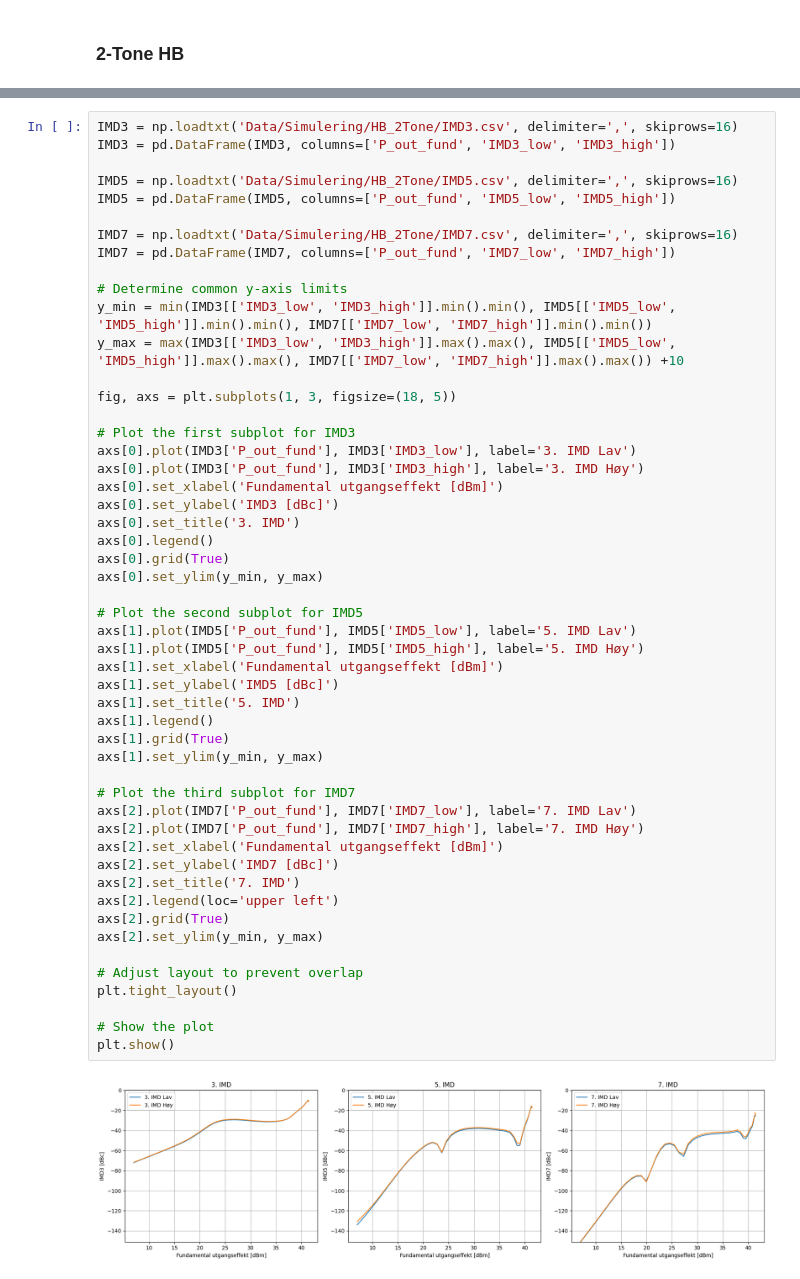
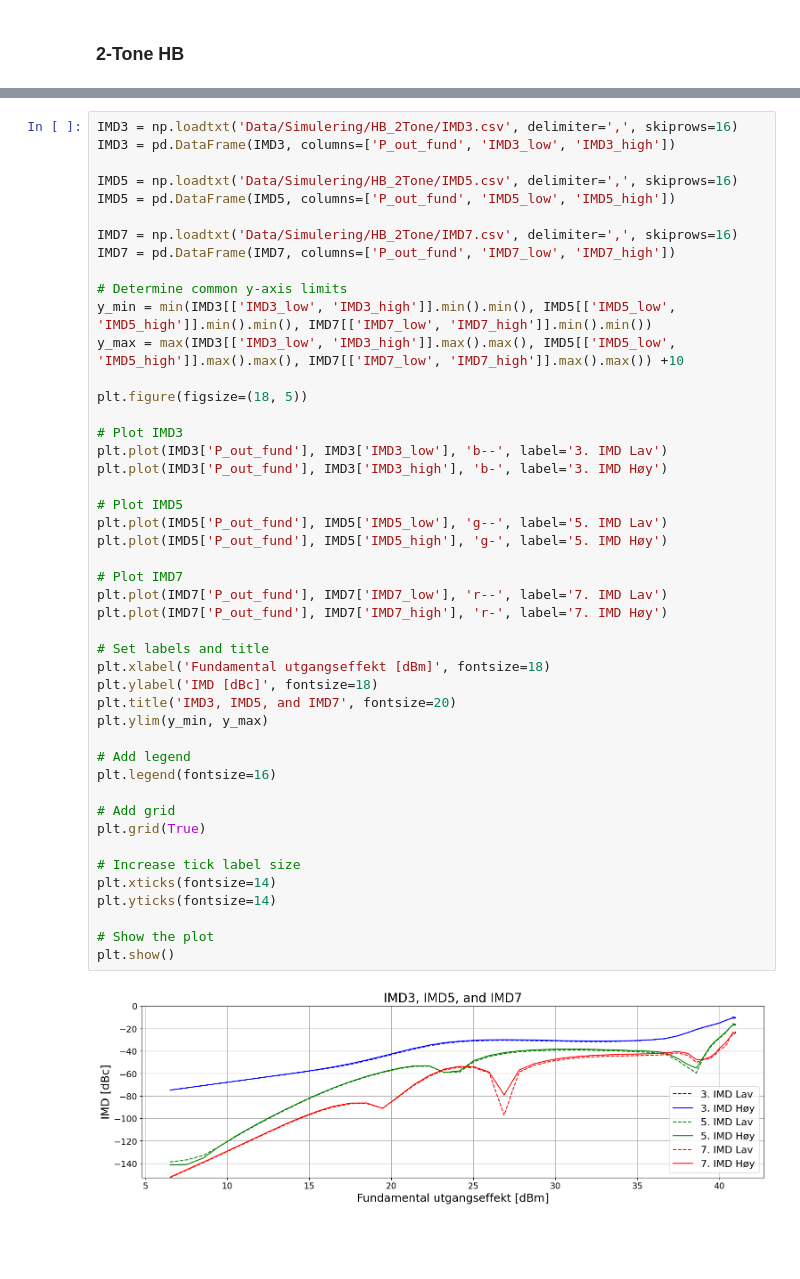
Before and after one commit to SkaugJr/TTT4201-Radiosystemdesign, a Jupyter notebook: Databehandling/Visualisering.ipynb, the cells around one changed output, grey strips where cells are left out. Drawn from its saved outputs; the diff is of its cells as text; blank space fills up the shorter version.

```diff
--- a/Databehandling/Visualisering.ipynb
+++ b/Databehandling/Visualisering.ipynb
@@ -483,56 +506,51 @@ plt.show()
 # %%
 IMD3 = np.loadtxt('Data/Simulering/HB_2Tone/IMD3.csv', delimiter=',', skiprows=16)
 IMD3 = pd.DataFrame(IMD3, columns=['P_out_fund', 'IMD3_low', 'IMD3_high'])
 
 IMD5 = np.loadtxt('Data/Simulering/HB_2Tone/IMD5.csv', delimiter=',', skiprows=16)
 IMD5 = pd.DataFrame(IMD5, columns=['P_out_fund', 'IMD5_low', 'IMD5_high'])
 
 IMD7 = np.loadtxt('Data/Simulering/HB_2Tone/IMD7.csv', delimiter=',', skiprows=16)
 IMD7 = pd.DataFrame(IMD7, columns=['P_out_fund', 'IMD7_low', 'IMD7_high'])
 
 # Determine common y-axis limits
 y_min = min(IMD3[['IMD3_low', 'IMD3_high']].min().min(), IMD5[['IMD5_low', 'IMD5_high']].min().min(), IMD7[['IMD7_low', 'IMD7_high']].min().min())
 y_max = max(IMD3[['IMD3_low', 'IMD3_high']].max().max(), IMD5[['IMD5_low', 'IMD5_high']].max().max(), IMD7[['IMD7_low', 'IMD7_high']].max().max()) +10
 
-fig, axs = plt.subplots(1, 3, figsize=(18, 5))
+plt.figure(figsize=(18, 5))
 
-# Plot the first subplot for IMD3
-axs[0].plot(IMD3['P_out_fund'], IMD3['IMD3_low'], label='3. IMD Lav')
-axs[0].plot(IMD3['P_out_fund'], IMD3['IMD3_high'], label='3. IMD Høy')
-axs[0].set_xlabel('Fundamental utgangseffekt [dBm]')
-axs[0].set_ylabel('IMD3 [dBc]')
-axs[0].set_title('3. IMD')
-axs[0].legend()
-axs[0].grid(True)
-axs[0].set_ylim(y_min, y_max)
+# Plot IMD3
+plt.plot(IMD3['P_out_fund'], IMD3['IMD3_low'], 'b--', label='3. IMD Lav')
+plt.plot(IMD3['P_out_fund'], IMD3['IMD3_high'], 'b-', label='3. IMD Høy')
 
-# Plot the second subplot for IMD5
-axs[1].plot(IMD5['P_out_fund'], IMD5['IMD5_low'], label='5. IMD Lav')
-axs[1].plot(IMD5['P_out_fund'], IMD5['IMD5_high'], label='5. IMD Høy')
-axs[1].set_xlabel('Fundamental utgangseffekt [dBm]')
-axs[1].set_ylabel('IMD5 [dBc]')
-axs[1].set_title('5. IMD')
-axs[1].legend()
-axs[1].grid(True)
-axs[1].set_ylim(y_min, y_max)
+# Plot IMD5
+plt.plot(IMD5['P_out_fund'], IMD5['IMD5_low'], 'g--', label='5. IMD Lav')
+plt.plot(IMD5['P_out_fund'], IMD5['IMD5_high'], 'g-', label='5. IMD Høy')
 
-# Plot the third subplot for IMD7
-axs[2].plot(IMD7['P_out_fund'], IMD7['IMD7_low'], label='7. IMD Lav')
-axs[2].plot(IMD7['P_out_fund'], IMD7['IMD7_high'], label='7. IMD Høy')
-axs[2].set_xlabel('Fundamental utgangseffekt [dBm]')
-axs[2].set_ylabel('IMD7 [dBc]')
-axs[2].set_title('7. IMD')
-axs[2].legend(loc='upper left')
-axs[2].grid(True)
-axs[2].set_ylim(y_min, y_max)
+# Plot IMD7
+plt.plot(IMD7['P_out_fund'], IMD7['IMD7_low'], 'r--', label='7. IMD Lav')
+plt.plot(IMD7['P_out_fund'], IMD7['IMD7_high'], 'r-', label='7. IMD Høy')
 
-# Adjust layout to prevent overlap
-plt.tight_layout()
+# Set labels and title
+plt.xlabel('Fundamental utgangseffekt [dBm]', fontsize=18)
+plt.ylabel('IMD [dBc]', fontsize=18)
+plt.title('IMD3, IMD5, and IMD7', fontsize=20)
+plt.ylim(y_min, y_max)
+
+# Add legend
+plt.legend(fontsize=16)
+
+# Add grid
+plt.grid(True)
+
+# Increase tick label size
+plt.xticks(fontsize=14)
+plt.yticks(fontsize=14)
 
 # Show the plot
 plt.show()
 # %% [output]
-[figure, old version]
+[figure, new version]
 # %%
 # Load the data
 Put_fund_3rd_low = np.loadtxt('Data/Simulering/HB_2Tone/Put_fund_3rd_low.csv', delimiter=',', skiprows=16)
```
Also changed, not shown: parts of 7 cells of this notebook.
